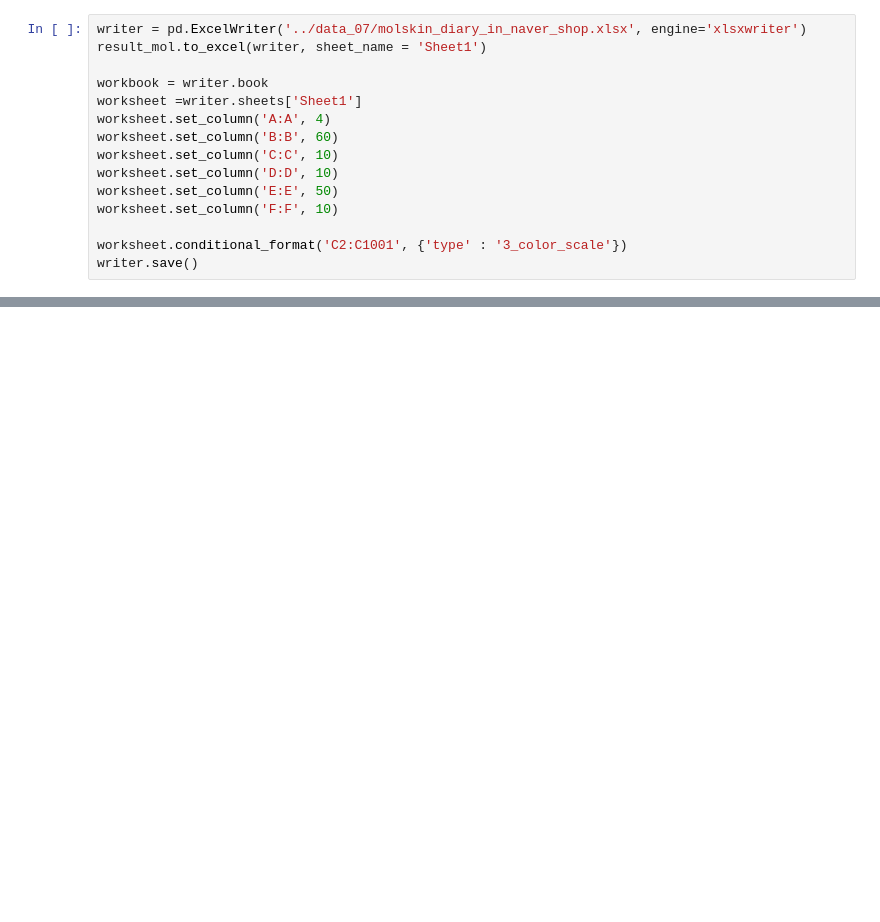
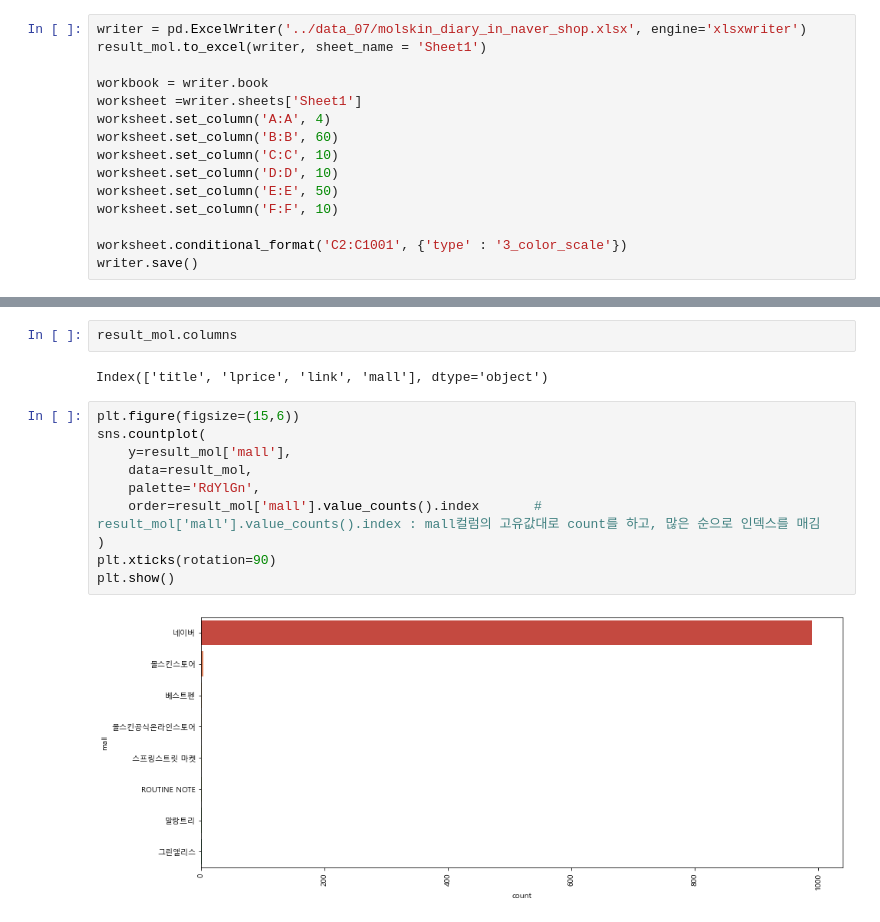
Before and after one commit to newrandom/Zero_part5_EDA-scrapping, a Jupyter notebook: chapter/07-04. naver API에서 모은 몰스킨 데이터 정리하고 시각화하기.ipynb, the cells around one changed output, grey strips where cells are left out. Cells and saved outputs as stored; diff of their text form; blank space fills up the shorter version.

```diff
--- a/chapter/07-04. naver API에서 모은 몰스킨 데이터 정리하고 시각화하기.ipynb
+++ b/chapter/07-04. naver API에서 모은 몰스킨 데이터 정리하고 시각화하기.ipynb
@@ -283,0 +301,16 @@ writer.save()
+# %%
+result_mol.columns
+# %% [output]
+Index(['title', 'lprice', 'link', 'mall'], dtype='object')
+# %%
+plt.figure(figsize=(15,6))
+sns.countplot(
+    y=result_mol['mall'],
+    data=result_mol,
+    palette='RdYlGn',
+    order=result_mol['mall'].value_counts().index       # result_mol['mall'].value_counts().index : mall컬럼의 고유값대로 count를 하고, 많은 순으로 인덱스를 매김
+)
+plt.xticks(rotation=90)
+plt.show()
+# %% [output]
+[figure, added]
```
Also changed, not shown: parts of 5 cells of this notebook.
